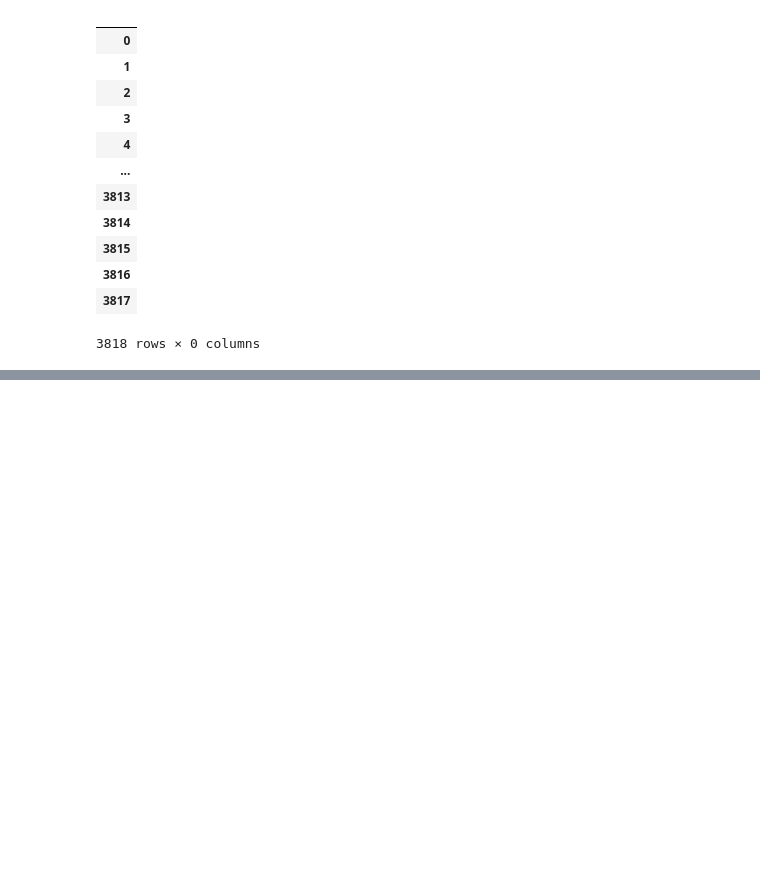
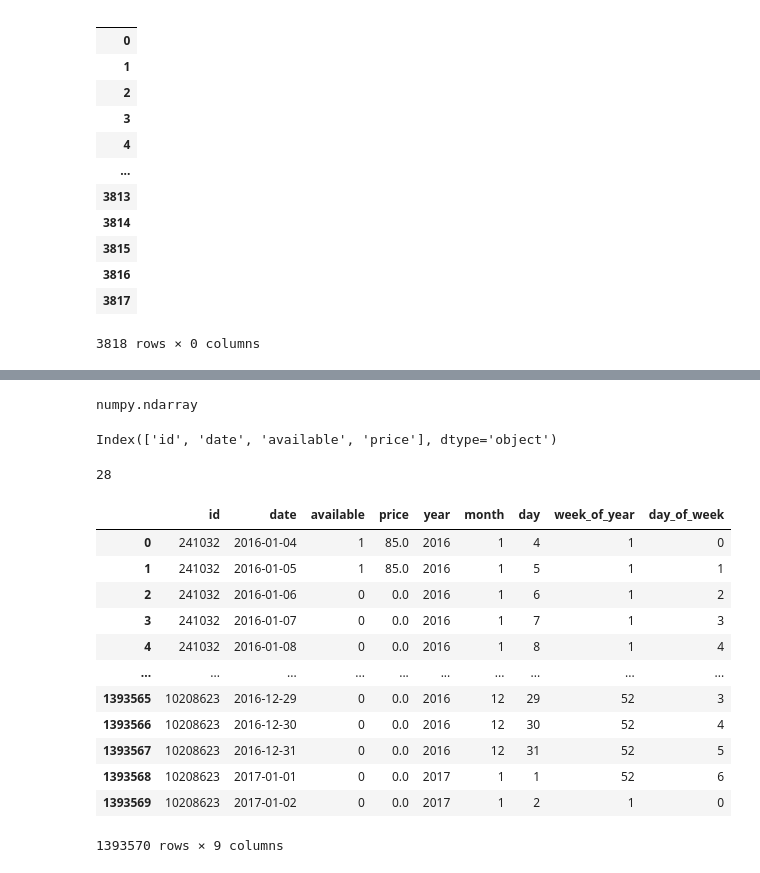
Before and after one commit to gderivas/DS_Nanodegree, a Jupyter notebook: project.ipynb, the cells around one changed output, grey strips where cells are left out. Cells and saved outputs as stored; diff of their text form; code cells hidden in the pictures; blank space fills up the shorter version.

```diff
--- a/project.ipynb
+++ b/project.ipynb
@@ -463,0 +492,12 @@ df_l_cleaned.select_dtypes(include=['object'])
+# %%
+prices = mean_prices.price.values
+type(prices)
+dates = np.array(range(0,len(mean_prices.price)))
+type(dates)
+# %% [output]
+numpy.ndarray
+# %%
+calendar_df.rename(columns = {'listing_id':'id'},inplace=True)
+calendar_df.columns
+# %% [output]
+Index(['id', 'date', 'available', 'price'], dtype='object')
@@ -463,0 +506,4 @@ df_l_cleaned.select_dtypes(include=['object'])
+# %%
+df.zipcode.nunique()
+# %% [output]
+28
@@ -463,0 +516,16 @@ df_l_cleaned.select_dtypes(include=['object'])
+# %%
+calendar_df
+# %% [output]
+|  | id | date | available | price | year | month | day | week_of_year | day_of_week |
+| 0 | 241032 | 2016-01-04 | 1 | 85.0 | 2016 | 1 | 4 | 1 | 0 |
+| 1 | 241032 | 2016-01-05 | 1 | 85.0 | 2016 | 1 | 5 | 1 | 1 |
+| 2 | 241032 | 2016-01-06 | 0 | 0.0 | 2016 | 1 | 6 | 1 | 2 |
+| 3 | 241032 | 2016-01-07 | 0 | 0.0 | 2016 | 1 | 7 | 1 | 3 |
+| 4 | 241032 | 2016-01-08 | 0 | 0.0 | 2016 | 1 | 8 | 1 | 4 |
+| ... | ... | ... | ... | ... | ... | ... | ... | ... | ... |
+| 1393565 | 10208623 | 2016-12-29 | 0 | 0.0 | 2016 | 12 | 29 | 52 | 3 |
+| 1393566 | 10208623 | 2016-12-30 | 0 | 0.0 | 2016 | 12 | 30 | 52 | 4 |
+| 1393567 | 10208623 | 2016-12-31 | 0 | 0.0 | 2016 | 12 | 31 | 52 | 5 |
+| 1393568 | 10208623 | 2017-01-01 | 0 | 0.0 | 2017 | 1 | 1 | 52 | 6 |
+| 1393569 | 10208623 | 2017-01-02 | 0 | 0.0 | 2017 | 1 | 2 | 1 | 0 |
+1393570 rows × 9 columns
```
Also changed, not shown: parts of 24 cells of this notebook.
